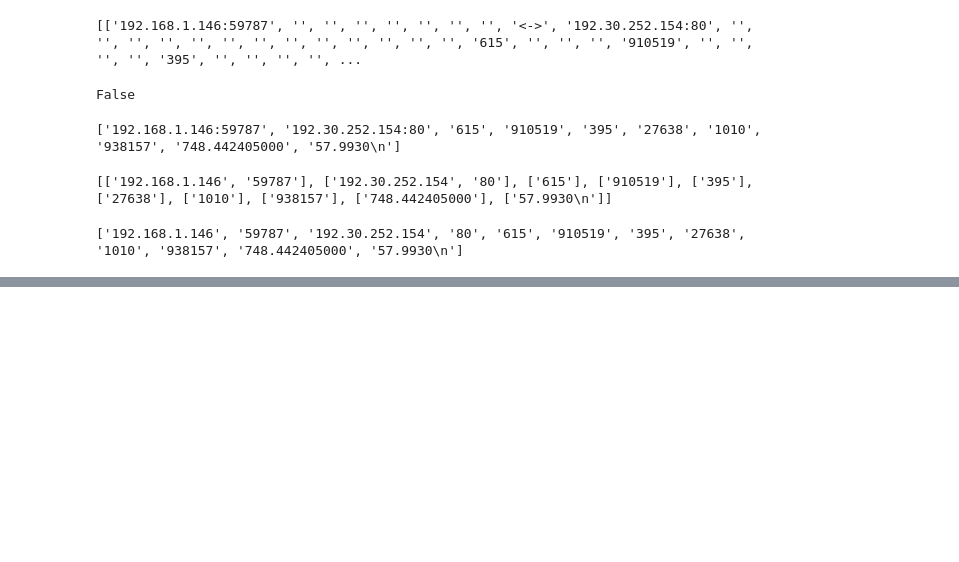
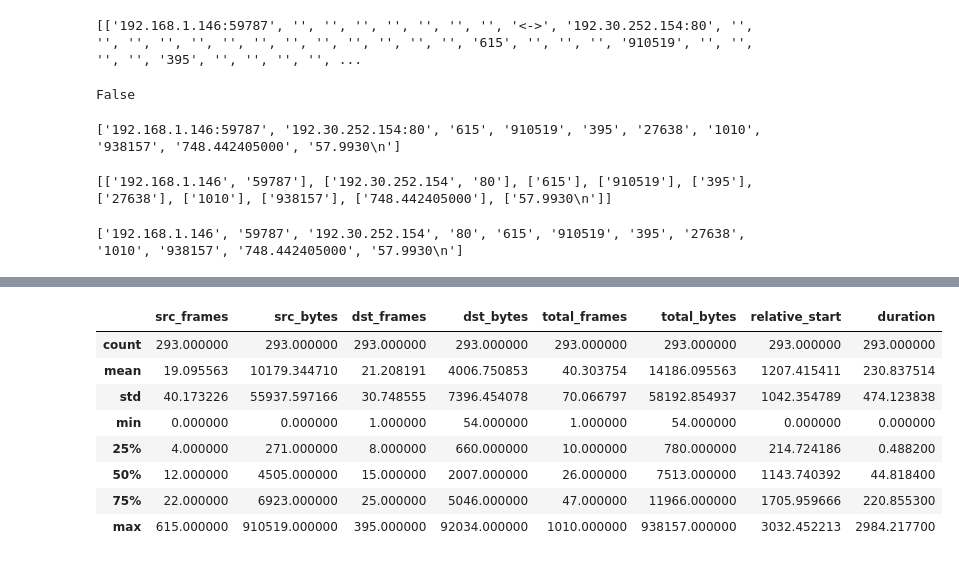
Before and after one commit to alekzandr/hunter, a Jupyter notebook: ProcessorV2.ipynb, the cells around one changed output, grey strips where cells are left out. Drawn from its saved outputs; the diff is of its cells as text; code cells hidden in the pictures; blank space fills up the shorter version.

Commit message:
Implemented changes to handle tshark tcp stats.

```diff
--- a/ProcessorV2.ipynb
+++ b/ProcessorV2.ipynb
@@ -67,0 +80,4 @@ labels = [i for i in labels if i not in omit]
+# %%
+stats = pcap_processor.processorV2("system_input/tcp_stats.txt")
+# %%
+clean_stats = stats.clean()
@@ -67,0 +104,12 @@ labels = [i for i in labels if i not in omit]
+# %%
+clean_stats.describe()
+# %% [output]
+|  | src_frames | src_bytes | dst_frames | dst_bytes | total_frames | total_bytes | relative_start | duration |
+| count | 293.000000 | 293.000000 | 293.000000 | 293.000000 | 293.000000 | 293.000000 | 293.000000 | 293.000000 |
+| mean | 19.095563 | 10179.344710 | 21.208191 | 4006.750853 | 40.303754 | 14186.095563 | 1207.415411 | 230.837514 |
+| std | 40.173226 | 55937.597166 | 30.748555 | 7396.454078 | 70.066797 | 58192.854937 | 1042.354789 | 474.123838 |
+| min | 0.000000 | 0.000000 | 1.000000 | 54.000000 | 1.000000 | 54.000000 | 0.000000 | 0.000000 |
+| 25% | 4.000000 | 271.000000 | 8.000000 | 660.000000 | 10.000000 | 780.000000 | 214.724186 | 0.488200 |
+| 50% | 12.000000 | 4505.000000 | 15.000000 | 2007.000000 | 26.000000 | 7513.000000 | 1143.740392 | 44.818400 |
+| 75% | 22.000000 | 6923.000000 | 25.000000 | 5046.000000 | 47.000000 | 11966.000000 | 1705.959666 | 220.855300 |
+| max | 615.000000 | 910519.000000 | 395.000000 | 92034.000000 | 1010.000000 | 938157.000000 | 3032.452213 | 2984.217700 |
```
Also changed, not shown: parts of 7 cells of this notebook, 1 other file.
